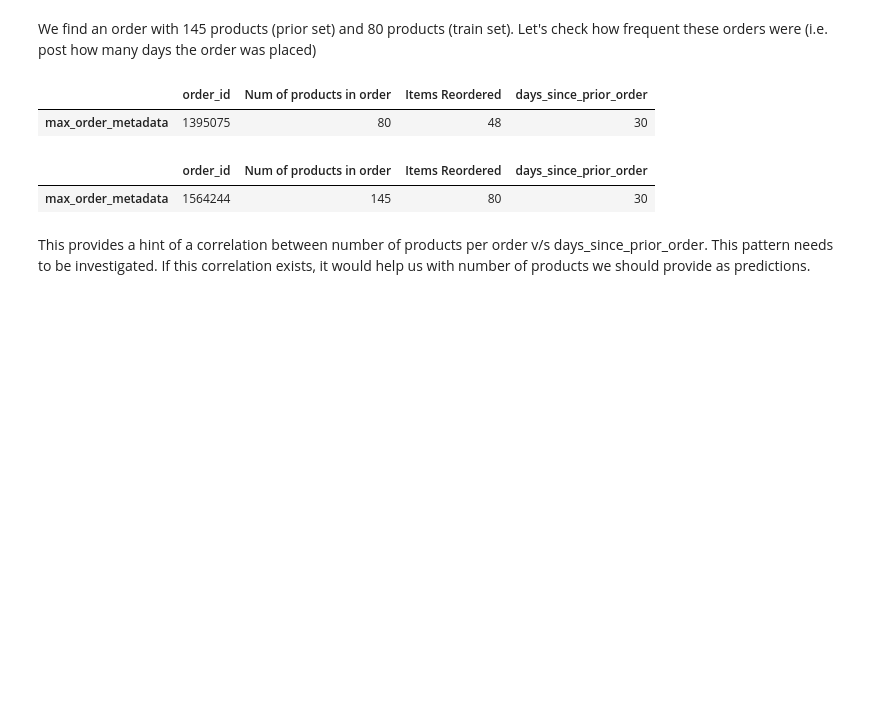
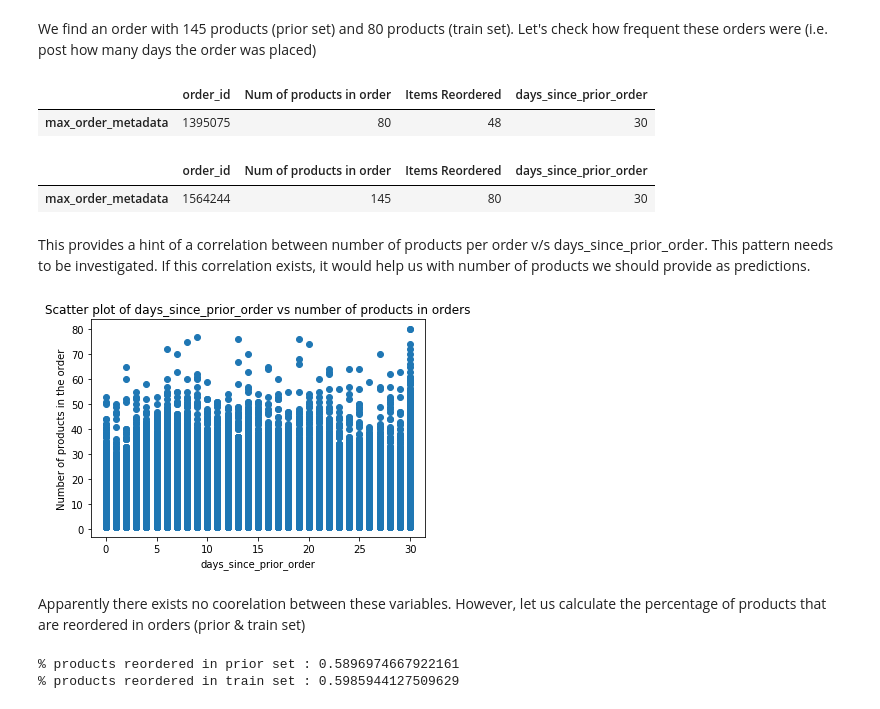
Before and after one commit to nroshni/instacart-market-basket-analysis, a Jupyter notebook: instacart-data-analysis.ipynb, the cells around one changed output. Cells and saved outputs as stored; diff of their text form; code cells hidden in the pictures; blank space fills up the shorter version.

Commit message:
Find Reorder percentage

```diff
--- a/instacart-data-analysis.ipynb
+++ b/instacart-data-analysis.ipynb
@@ -253,3 +276,40 @@ max_order_metadata
 | max_order_metadata | 1564244 | 145 | 80 | 30 |
 # %% [markdown]
 This provides a hint of a correlation between number of products per order v/s days_since_prior_order. This pattern needs to be investigated. If this correlation exists, it would help us with number of products we should provide as predictions.
+# %%
+# Examining Relationship between days_since_prior_order vs
+# number of products in the order
+
+num_products = order_train_df.groupby('order_id')['add_to_cart_order'].max()
+num_products = num_products.reset_index()
+
+merged_df = pd.merge(num_products,
+                     orders_df[['order_id', 'days_since_prior_order']],
+                     how='left',
+                     on='order_id')
+
+plt.scatter(merged_df['days_since_prior_order'], merged_df['add_to_cart_order'])
+plt.xlabel('days_since_prior_order')
+plt.ylabel('Number of products in the order')
+plt.title('Scatter plot of days_since_prior_order vs number of products in orders')
+plt.show()
+# %% [output]
+[figure, added]
+# %% [markdown]
+Apparently there exists no coorelation between these variables. However, let us calculate the percentage of products that are reordered in orders (prior & train set)
+# %%
+# Percentage of reordered products in prior & train
+
+reordered = order_prior_df['reordered'].sum()
+total = len(order_prior_df)
+prior_reorder_percent = reordered / total
+
+reordered = order_train_df['reordered'].sum()
+total = len(order_train_df)
+train_reorder_percent = reordered / total
+
+print(f"% products reordered in prior set : {prior_reorder_percent}")
+print(f"% products reordered in train set : {train_reorder_percent}")
+# %% [output]
+% products reordered in prior set : 0.5896974667922161
+% products reordered in train set : 0.5985944127509629
```
Also changed, not shown: parts of 8 cells of this notebook.
